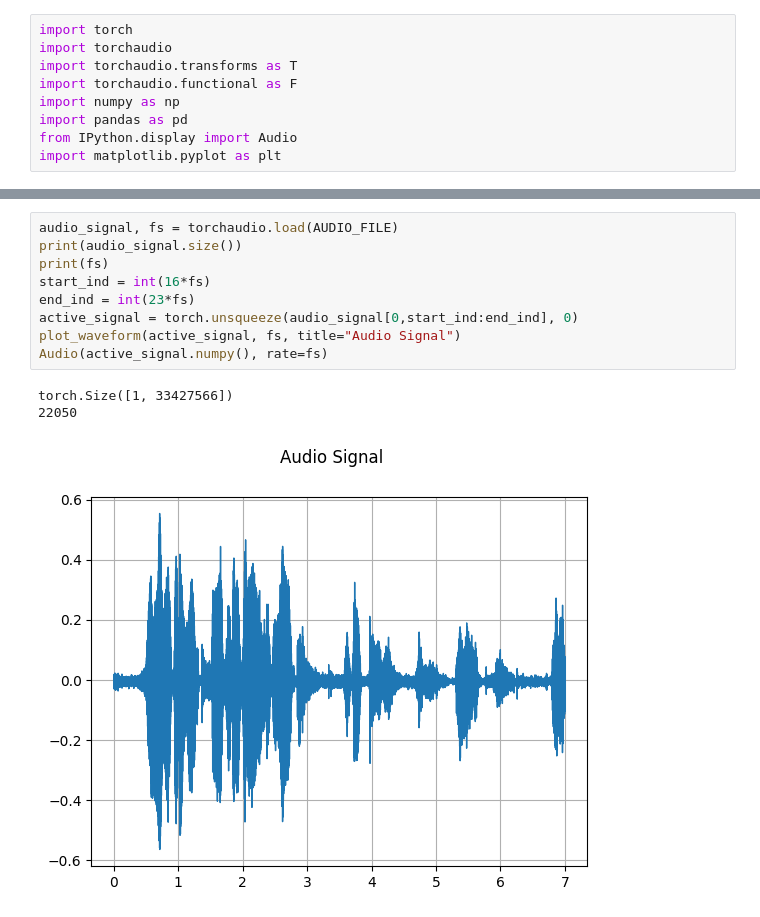
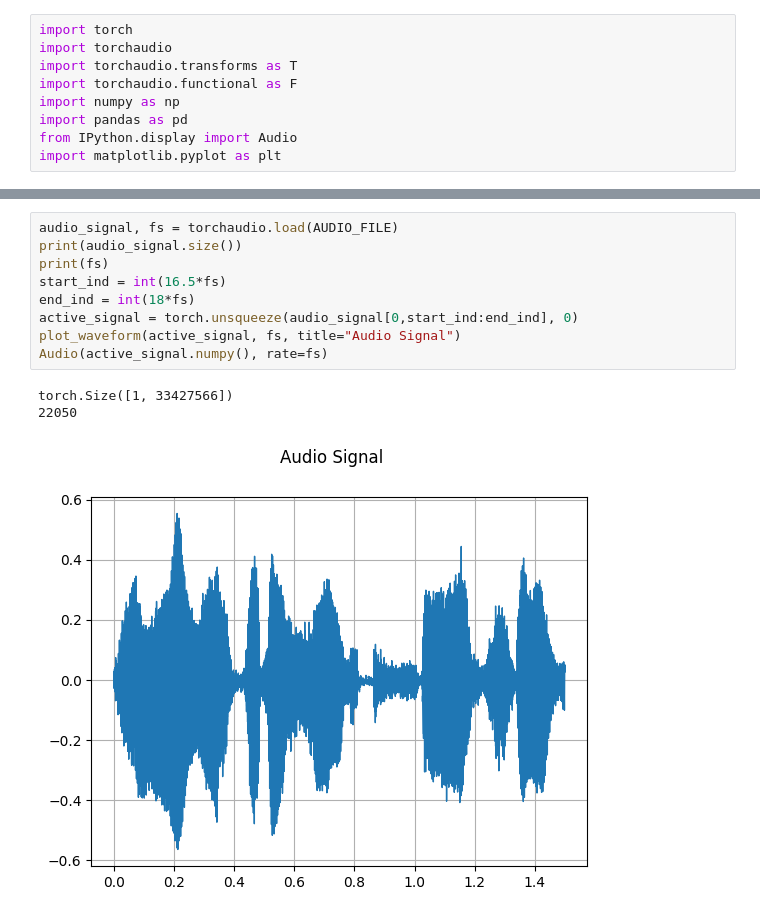
Before and after one commit to yaronwinter/workshop, a Jupyter notebook: notebooks/spectrogram.ipynb, the cells around one changed output, grey strips where cells are left out. Drawn from its saved outputs; the diff is of its cells as text.

```diff
--- a/notebooks/spectrogram.ipynb
+++ b/notebooks/spectrogram.ipynb
@@ -43,16 +29,16 @@ def plot_waveform(waveform, sr, title="Waveform"):
 # %%
 audio_signal, fs = torchaudio.load(AUDIO_FILE)
 print(audio_signal.size())
 print(fs)
-start_ind = int(16*fs)
-end_ind = int(23*fs)
+start_ind = int(16.5*fs)
+end_ind = int(18*fs)
 active_signal = torch.unsqueeze(audio_signal[0,start_ind:end_ind], 0)
 plot_waveform(active_signal, fs, title="Audio Signal")
 Audio(active_signal.numpy(), rate=fs)
 # %% [output]
 torch.Size([1, 33427566])
 22050
-[figure, old version]
+[figure, new version]
 [interactive output not drawn]
 # %%
 import librosa
```
Also changed, not shown: parts of 3 cells of this notebook, 6 other files.
